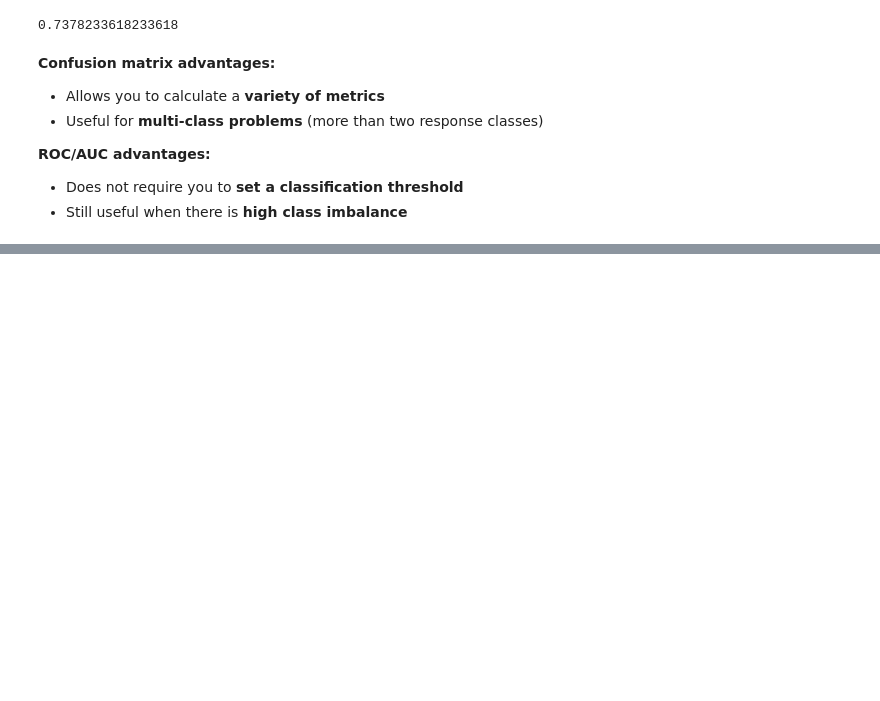
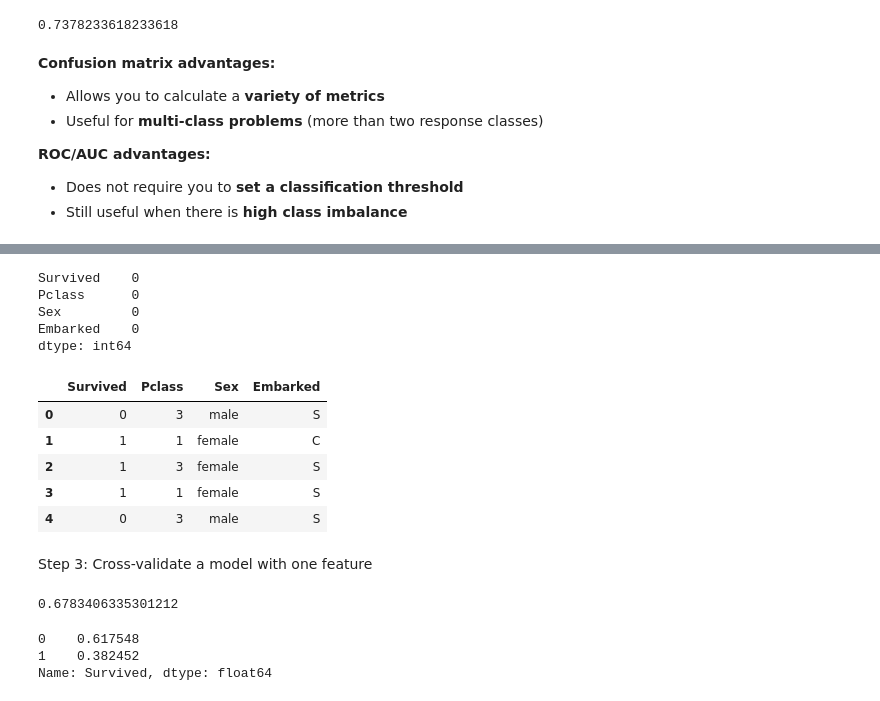
Before and after one commit to uktukt/EDA, a Jupyter notebook: ML_intro_scikit_learn.ipynb, the cells around one changed output, grey strips where cells are left out. Saved outputs shown, nothing was run; the diff lists cells and outputs as text; code cells hidden in the pictures; blank space fills up the shorter version.

```diff
--- a/ML_intro_scikit_learn.ipynb
+++ b/ML_intro_scikit_learn.ipynb
@@ -1036,0 +1039,2 @@ cross_val_score(logreg, X, y, cv=10, scoring='roc_auc').mean()
+# %%
+df = pd.read_csv('http://bit.ly/kaggletrain')
@@ -1036,0 +1063,21 @@ cross_val_score(logreg, X, y, cv=10, scoring='roc_auc').mean()
+# %%
+df = df.loc[df.Embarked.notna(), ['Survived', 'Pclass', 'Sex', 'Embarked']]
+# %%
+df.isna().sum()
+# %% [output]
+Survived    0
+Pclass      0
+Sex         0
+Embarked    0
+dtype: int64
+# %%
+df.head()
+# %% [output]
+|  | Survived | Pclass | Sex | Embarked |
+| 0 | 0 | 3 | male | S |
+| 1 | 1 | 1 | female | C |
+| 2 | 1 | 3 | female | S |
+| 3 | 1 | 1 | female | S |
+| 4 | 0 | 3 | male | S |
+# %% [markdown]
+Step 3: Cross-validate a model with one feature
@@ -1036,0 +1089,10 @@ cross_val_score(logreg, X, y, cv=10, scoring='roc_auc').mean()
+# %%
+cross_val_score(logreg, X, y, cv=5, scoring='accuracy').mean()
+# %% [output]
+0.6783406335301212
+# %%
+y.value_counts(normalize=True)
+# %% [output]
+0    0.617548
+1    0.382452
+Name: Survived, dtype: float64
```
Also changed, not shown: parts of 24 cells of this notebook.
